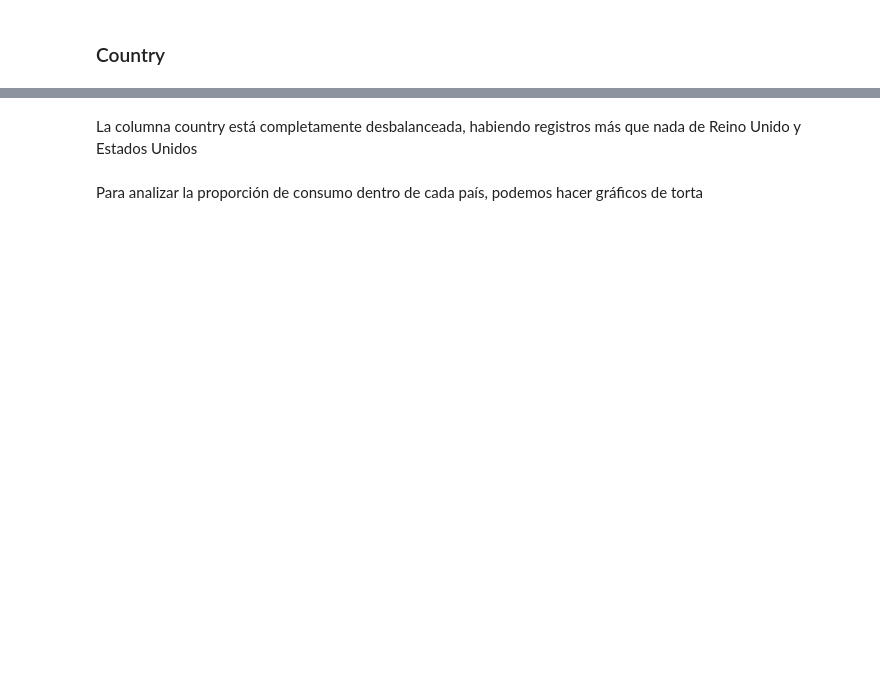
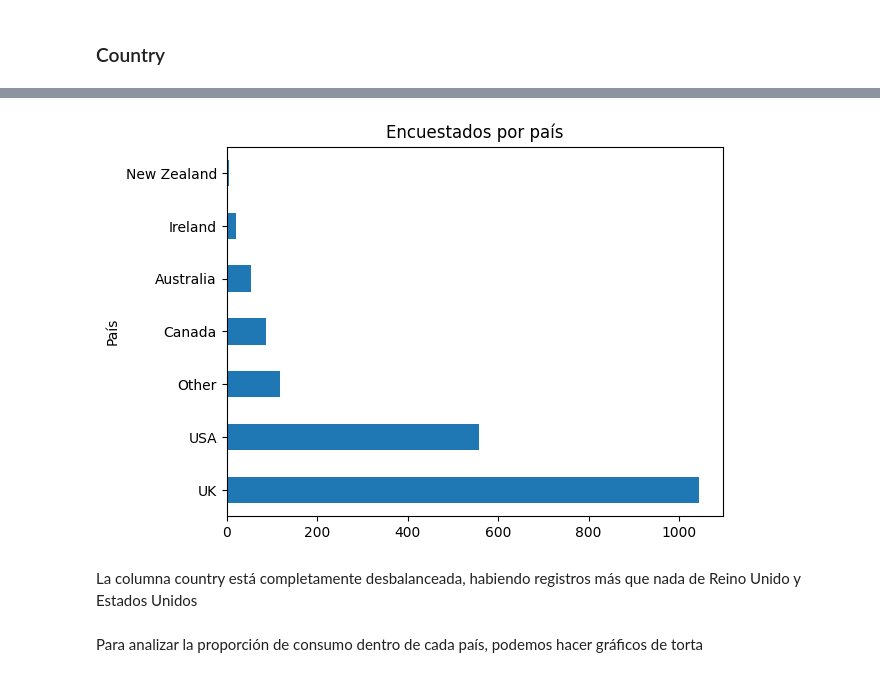
Before and after one commit to federicoFrancesconi/UCSE-2024-ML-TP1, a Jupyter notebook: tp1_EDA.ipynb, the cells around one changed output, grey strips where cells are left out. Saved outputs shown, nothing was run; the diff lists cells and outputs as text; code cells hidden in the pictures; blank space fills up the shorter version.

```diff
--- a/tp1_EDA.ipynb
+++ b/tp1_EDA.ipynb
@@ -319,20 +427,6 @@ plt.show()
 ### Country
 # %%
 # Filtramos coke y country que son las variables de interés
-df_country_coke = data[['country','coke']]
+df_country = data[['country','coke']]
 
-# Mapeamos country para que se entienda mejor
-country_mapping = {
-    -0.09765: 'Australia',
-    0.24923: 'Canada',
-    -0.46841: 'New Zealand',
-    -0.28519: 'Other',
-    0.21128: 'Republic of Ireland',
-    0.96082: 'UK',
-    -0.57009: 'USA'
-}
-
-df_country_coke_mapped = df_country_coke.copy()
-df_country_coke_mapped['country'] = df_country_coke_mapped['country'].map(country_mapping)
-
-df_country_coke_mapped.sample(10)
+df_country.sample(10)
@@ -339,5 +445,12 @@ df_country_coke_mapped.sample(10)
 # %%
-df_country_coke_mapped.country.value_counts().plot.bar(stacked=False)
+# Hacemos un gráfico para analizar la distribución de los datos
+df_country.country.value_counts().plot.barh(stacked=False)
+
+plt.ylabel('País')
+plt.title('Encuestados por país')
+plt.show()
+# %% [output]
+[figure, added]
 # %% [markdown]
 La columna country está completamente desbalanceada, habiendo registros más que nada de Reino Unido y Estados Unidos
 # %% [markdown]
```
Also changed, not shown: parts of 59 cells of this notebook.
